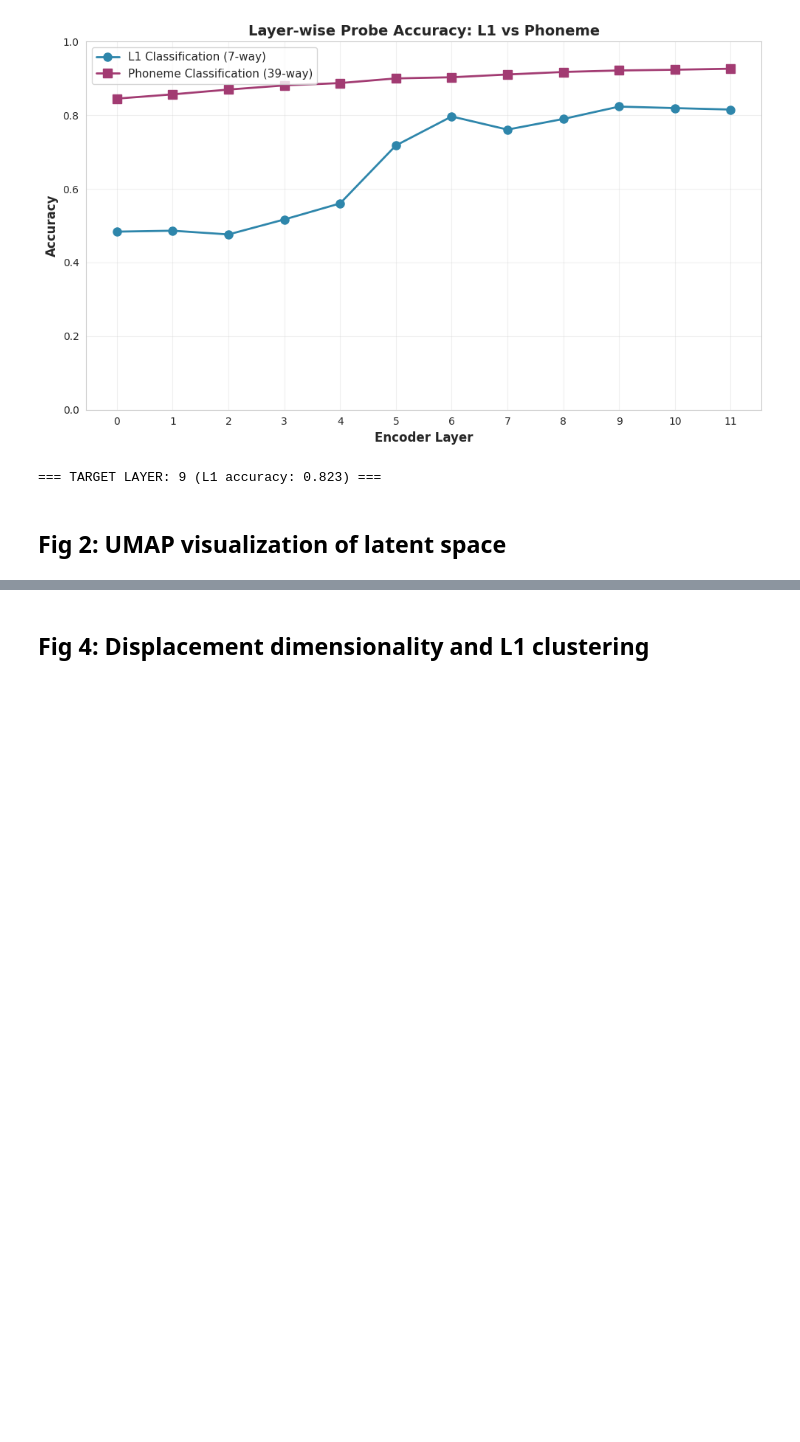
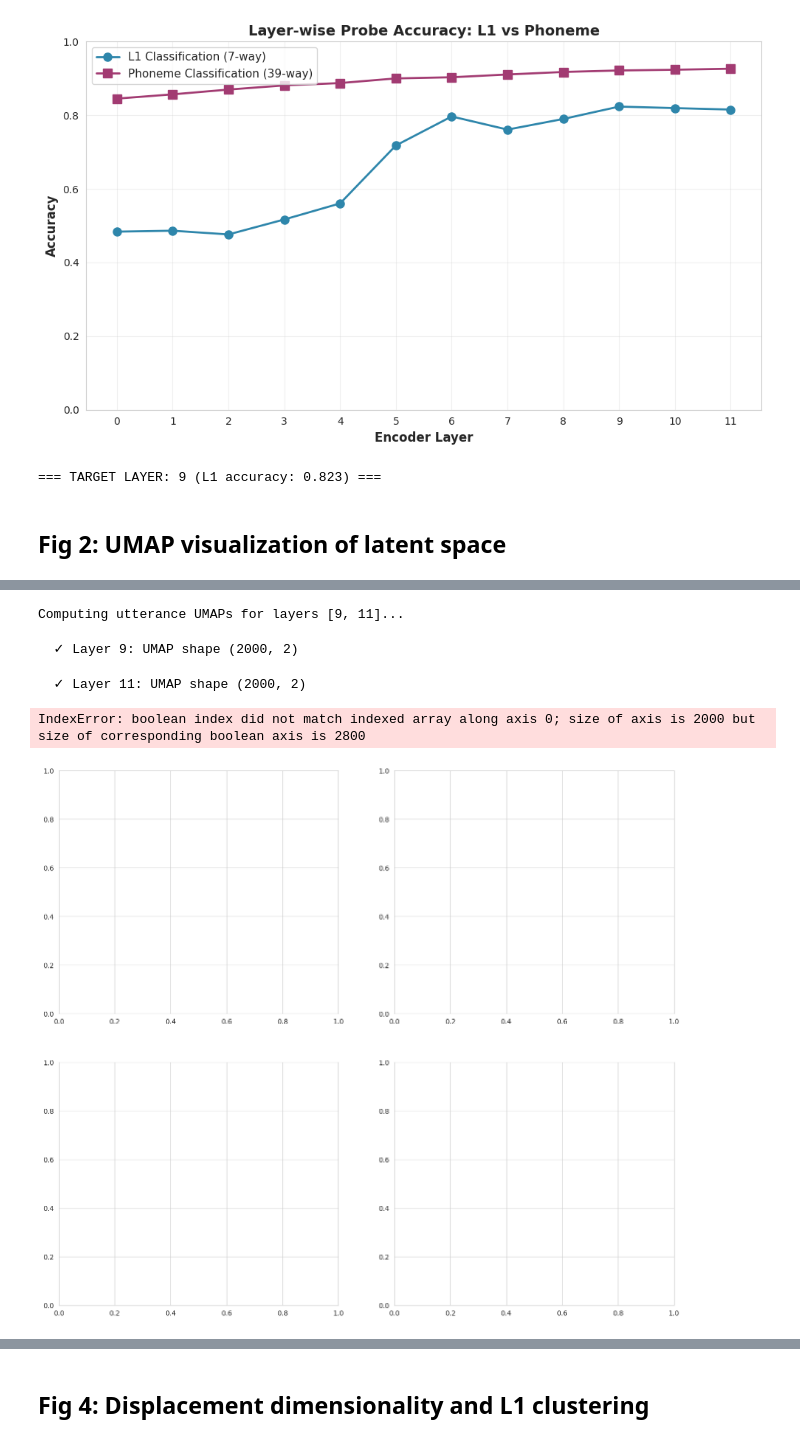
Before and after one commit to Tisya-V/accent-robust-asr, a Jupyter notebook: src/analysis/phase0_probing.ipynb, the cells around one changed output, grey strips where cells are left out. Drawn from its saved outputs; the diff is of its cells as text; code cells hidden in the pictures; blank space fills up the shorter version.

```diff
--- a/src/analysis/phase0_probing.ipynb
+++ b/src/analysis/phase0_probing.ipynb
@@ -388,33 +430,49 @@ Computing UMAP for layer 9...
 # %%
-# Plot UMAPs
-fig, axes = plt.subplots(1, 2, figsize=(16, 6))
+# Plot utterance-level UMAP progression across layers
+layers_to_plot = [9, 11]
+print(f"Computing utterance UMAPs for layers {layers_to_plot}...")
 
-# Panel (a): utterances colored by L1
+umap_utts_dict = {}
+for layer_idx in tqdm(layers_to_plot, desc="  UMAP layers"):
+    X_layer = np.array([u["layer_reps"][layer_idx] for u in sampled_utts if u["l1"] not in ["English", "Hindi"]])
+    scaler = StandardScaler()
+    X_scaled = scaler.fit_transform(X_layer)
+    reducer = umap.UMAP(n_components=2, random_state=42, n_neighbors=50, min_dist=0.02, spread=3)
+    umap_result = reducer.fit_transform(X_scaled)
+    umap_utts_dict[layer_idx] = umap_result
+    print(f"  ✓ Layer {layer_idx}: UMAP shape {umap_result.shape}")
+
+# Plot in 2x2 grid
+fig, axes = plt.subplots(2, 2, figsize=(16, 14))
+axes = axes.flatten()
+
 l1_colors = {l1: plt.cm.tab10(i) for i, l1 in enumerate(L1_GROUPS)}
-for l1 in L1_GROUPS:
-    mask = y_utt_l1 == l1
-    axes[0].scatter(umap_utt[mask, 0], umap_utt[mask, 1], label=l1, s=50, alpha=0.6, color=l1_colors[l1])
 
-axes[0].set_xlabel('UMAP 1', fontsize=11)
-axes[0].set_ylabel('UMAP 2', fontsize=11)
-axes[0].set_title(f'Utterance-level Embeddings (Layer {target_layer}, colored by L1)', fontsize=12, fontweight='bold')
-axes[0].legend(fontsize=10, loc='best')
-axes[0].grid(True, alpha=0.3)
+for plot_idx, layer_idx in enumerate(layers_to_plot):
+    ax = axes[plot_idx]
+    umap_utt = umap_utts_dict[layer_idx]
 
-# Panel (b): phone segments colored by L1
-for l1 in L1_GROUPS:
-    mask = y_phone_l1 == l1
-    axes[1].scatter(umap_phone[mask, 0], umap_phone[mask, 1], label=l1, s=30, alpha=0.6, color=l1_colors[l1])
+    for l1 in L1_GROUPS:
+        mask = np.array([u["l1"] for u in sampled_utts]) == l1
 
-axes[1].set_xlabel('UMAP 1', fontsize=11)
-axes[1].set_ylabel('UMAP 2', fontsize=11)
-axes[1].set_title(f'Probe Phone Segments (Layer {target_layer}, colored by L1)', fontsize=12, fontweight='bold')
-axes[1].legend(fontsize=10, loc='best')
-axes[1].grid(True, alpha=0.3)
+        ax.scatter(umap_utt[mask, 0], umap_utt[mask, 1], label=l1, s=60, alpha=0.6, color=l1_colors[l1])
+
+    ax.set_xlabel('UMAP 1', fontsize=11)
+    ax.set_ylabel('UMAP 2', fontsize=11)
+    ax.set_title(f'Layer {layer_idx} (L1 acc: {l1_acc_per_layer[layer_idx]:.3f})', fontsize=12, fontweight='bold')
+    ax.grid(True, alpha=0.3)
+    if plot_idx == 0:
+        ax.legend(fontsize=9, loc='best', title='Native Language')
 
 plt.tight_layout()
-output_path = Path("results/experiment2_phase0/figures/fig2_umap_latent_space.png")
+output_path = Path(f"{results_dir}/figures/fig2a_umap_utterances_progression.png")
 output_path.parent.mkdir(parents=True, exist_ok=True)
 plt.savefig(output_path, dpi=150, bbox_inches='tight')
 print(f"Saved: {output_path}")
 plt.show()
+# %% [output]
+Computing utterance UMAPs for layers [9, 11]...
+  ✓ Layer 9: UMAP shape (2000, 2)
+  ✓ Layer 11: UMAP shape (2000, 2)
+IndexError: boolean index did not match indexed array along axis 0; size of axis is 2000 but size of corresponding boolean axis is 2800
+[figure, added]
```
Also changed, not shown: parts of 25 cells of this notebook, 13 other files.
